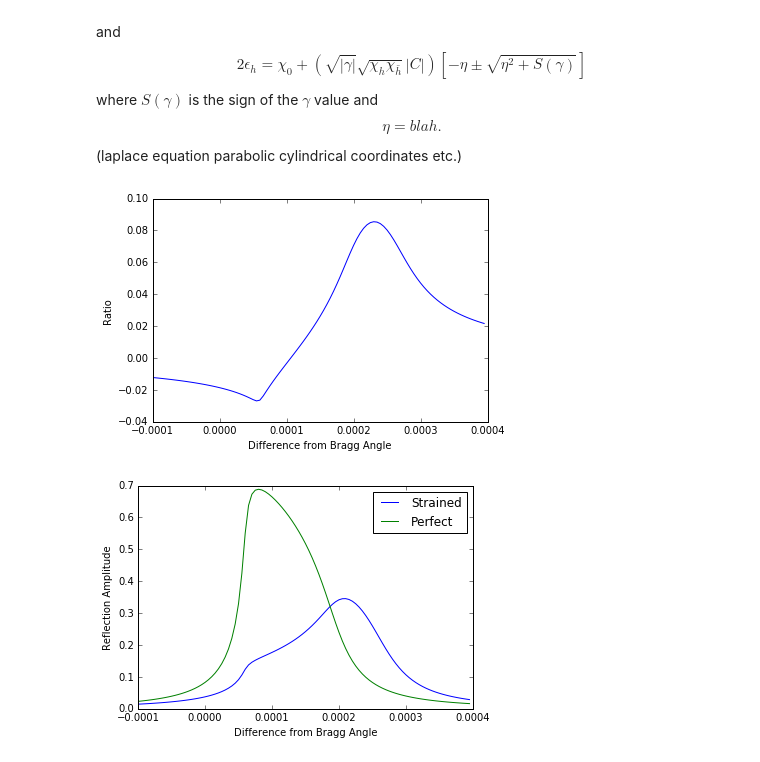
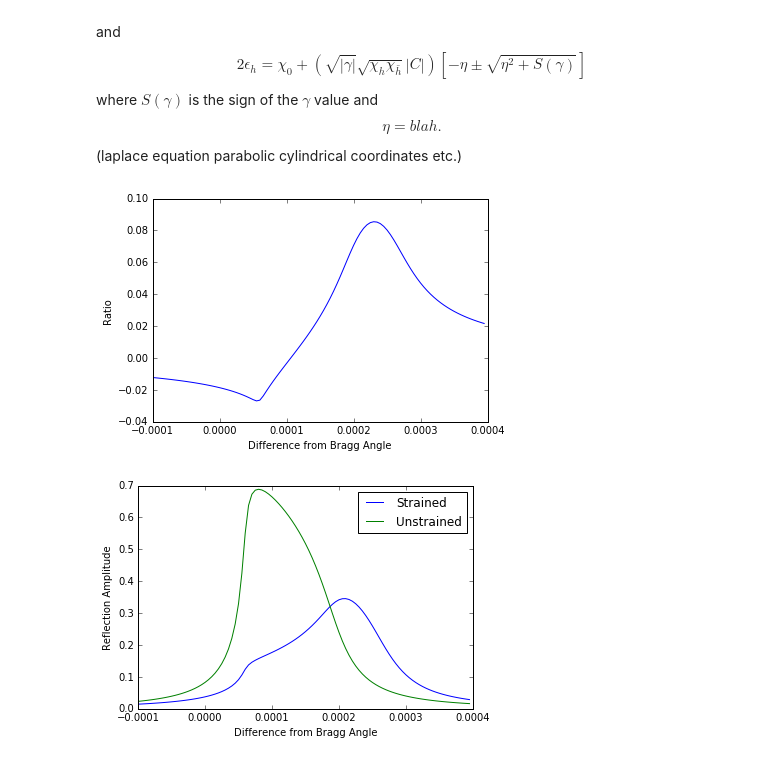
Before and after one commit to JohanEckdahl/rocking-curve, a Jupyter notebook: ConstantStrain.ipynb, the cells around one changed output. Cells and saved outputs as stored; diff of their text form; code cells hidden in the pictures.

Commit message:
name change on legend

```diff
--- a/ConstantStrain.ipynb
+++ b/ConstantStrain.ipynb
@@ -205,32 +205,32 @@ for t in t:
     if True:# x < -1e-5 or x > .0004:
         try:
 
             y.append(R_2(t))
             a.append(t)
             #print("good"  + str(x))
         except:
             print("not sensitive enough at " + str(a))
             break
     else:
         y.append(0)
         a.append(t)
 
 
 #Plot D over D ratio
 plt.xlabel('Difference from Bragg Angle')
 plt.ylabel('Ratio')
 d = [chill_bro(a).real for a in a]
 plt.plot(a,d)
 plt.show()
 
 #Plot Perfect vs Strained Crystal
 plt.xlabel('Difference from Bragg Angle')
 plt.ylabel('Reflection Amplitude')
 points = [R(a).real for a in a]
 plt.plot(a, y, label='Strained')
-plt.plot(a, points, label='Perfect')
+plt.plot(a, points, label='Unstrained')
 plt.legend(loc='upper right')
 plt.show()
 # %% [output]
 [figure]
-[figure, old version]
+[figure, new version]
```
